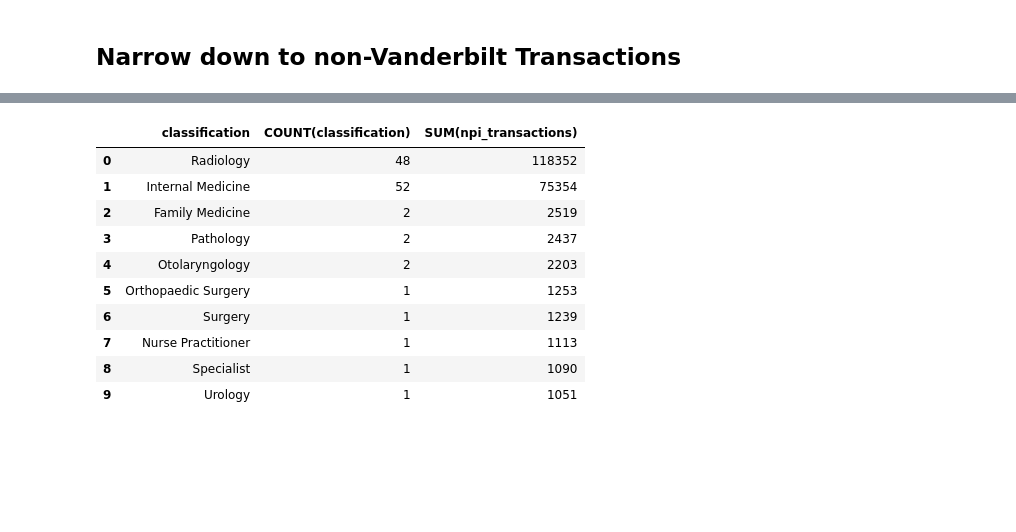
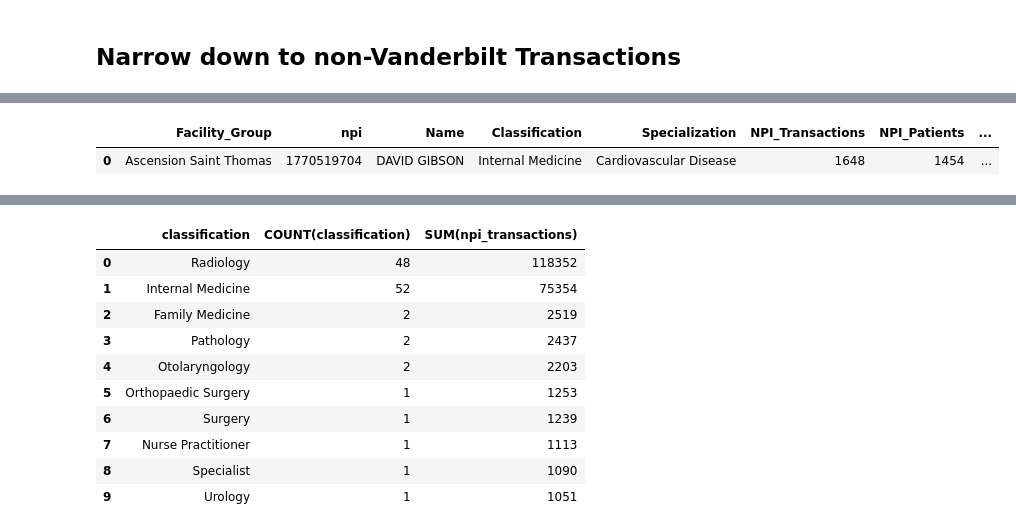
Before and after one commit to nss-data-science-cohort-4/hcbb_hop_team-3m, a Jupyter notebook: notebooks/hcbb_parker04_final_exploration.ipynb, the cells around one changed output, grey strips where cells are left out. Drawn from its saved outputs; the diff is of its cells as text; code cells hidden in the pictures; blank space fills up the shorter version.

```diff
--- a/notebooks/hcbb_parker04_final_exploration.ipynb
+++ b/notebooks/hcbb_parker04_final_exploration.ipynb
@@ -431,0 +495,5 @@ display(test_df)
+# %%
+poach.head(1)
+# %% [output]
+|  | Facility_Group | npi | Name | Classification | Specialization | NPI_Transactions | NPI_Patients | ... |
+| 0 | Ascension Saint Thomas | 1770519704 | DAVID GIBSON | Internal Medicine | Cardiovascular Disease | 1648 | 1454 | ... |
```
Also changed, not shown: parts of 16 cells of this notebook, 1 other file.
